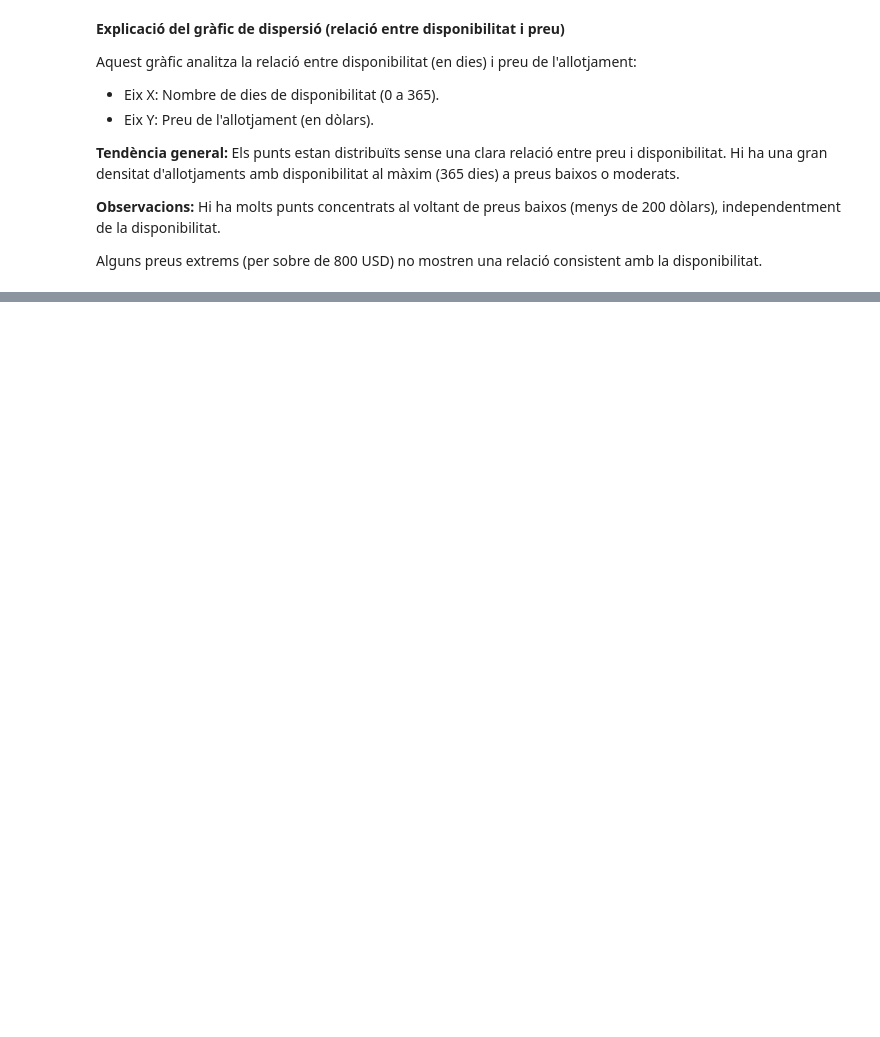
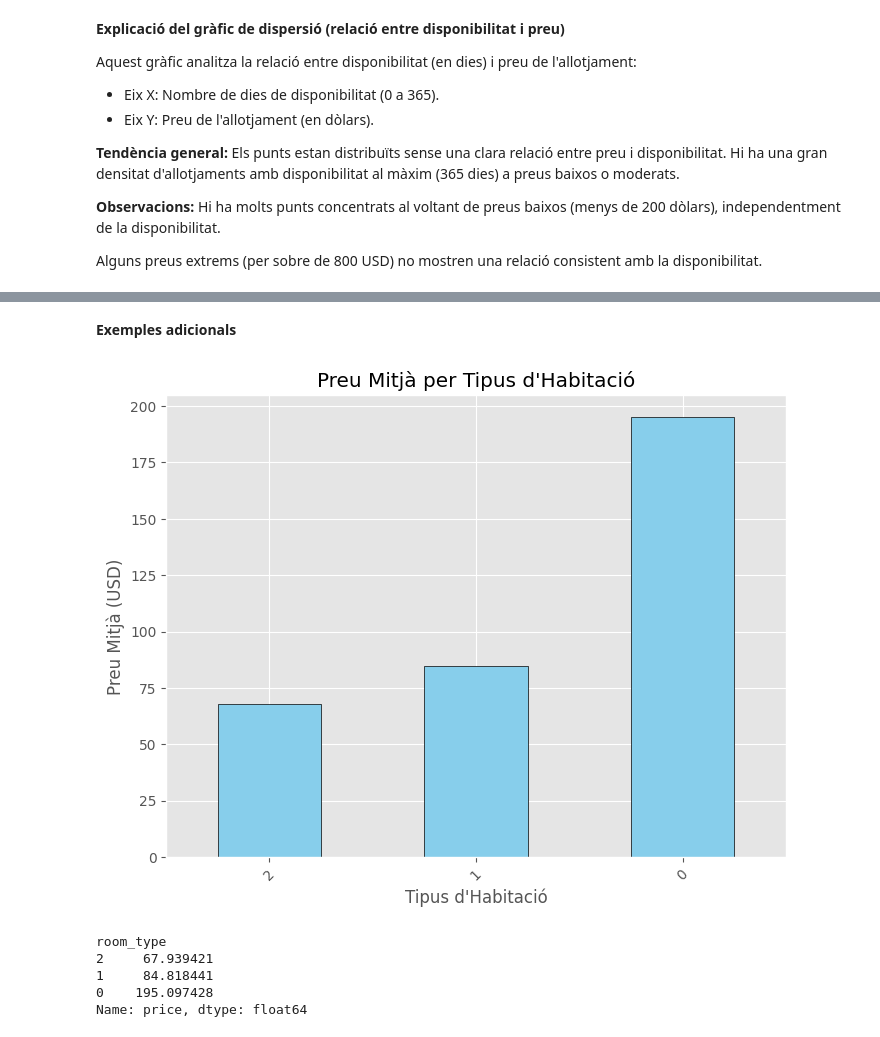
Before and after one commit to angela-uab/Kaggle-APC, a Jupyter notebook: kaggle.ipynb, the cells around one changed output, grey strips where cells are left out. Drawn from its saved outputs; the diff is of its cells as text; code cells hidden in the pictures; blank space fills up the shorter version.

```diff
--- a/kaggle.ipynb
+++ b/kaggle.ipynb
@@ -505,0 +534,24 @@ Alguns preus extrems (per sobre de 800 USD) no mostren una relació consistent a
+# %% [markdown]
+**Exemples adicionals**
+# %%
+# Càlcul del preu mitjà per tipus d'habitació
+mean_price_by_room_type = df.groupby('room_type')['price'].mean().sort_values()
+
+# Visualització del preu mitjà per tipus d'habitació
+plt.figure(figsize=(8, 6))
+mean_price_by_room_type.plot(kind='bar', color='skyblue', edgecolor='black')
+plt.title('Preu Mitjà per Tipus d\'Habitació')
+plt.xlabel('Tipus d\'Habitació')
+plt.ylabel('Preu Mitjà (USD)')
+plt.xticks(rotation=45)
+plt.show()
+
+# Mostrem el resultat al terminal també
+print(mean_price_by_room_type)
+# %% [output]
+[figure, added]
+room_type
+2     67.939421
+1     84.818441
+0    195.097428
+Name: price, dtype: float64
```
Also changed, not shown: parts of 12 cells of this notebook.
